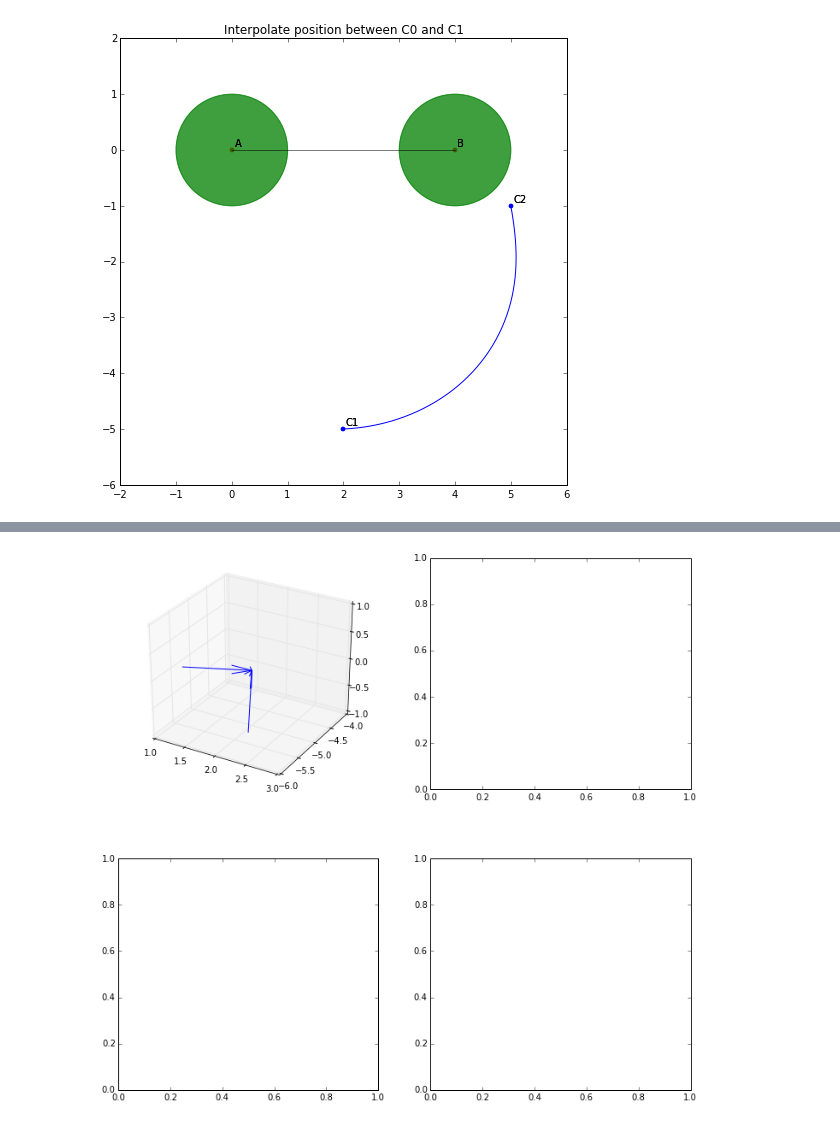
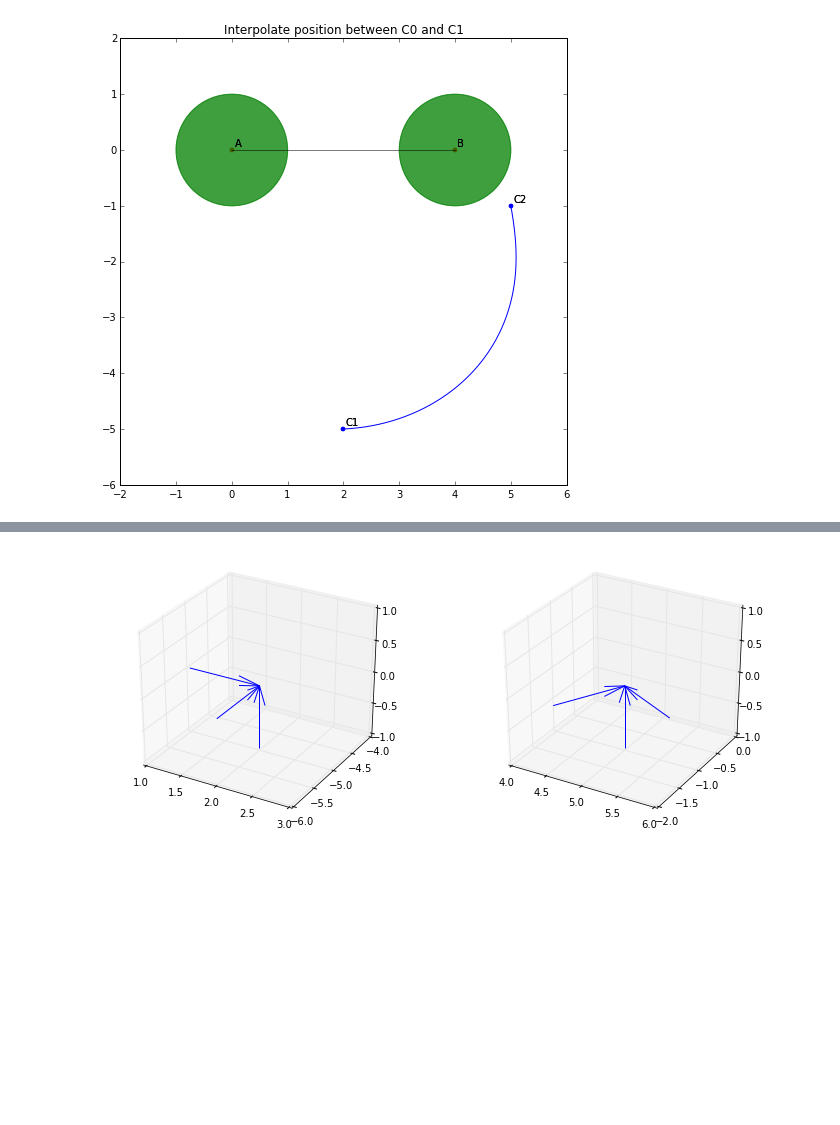
Before and after one commit to njoubert/spooky, a Jupyter notebook: experiments/ipython/10 - JE - Orientation Interpolation.ipynb, the cells around one changed output, grey strips where cells are left out. Cells and saved outputs as stored; diff of their text form; code cells hidden in the pictures; blank space fills up the shorter version.

Commit message:
progress on orientation

```diff
--- a/experiments/ipython/10 - JE - Orientation Interpolation.ipynb
+++ b/experiments/ipython/10 - JE - Orientation Interpolation.ipynb
@@ -92,56 +98,76 @@ plt.plot(sigma[:,0],sigma[:,1])
 [<matplotlib.lines.Line2D at 0x...>]
 [figure]
 # %%
-aspect = 16/9
+aspect = 16./9
 
-SA_1 = toric.Vector2(0.33, 0.5);
-SB_1 = toric.Vector2(0.66, 0.5);
-fovX_1 = toric.RadianPi(2 * np.arctan(6/5)); # geometrically calculated by hand
-fovY_1 = toric.RadianPi(fovX_1.valueRadians() / aspect);
+SA_1 = toric.Vector2(-0.33, 0)#toric.Vector2(0.33, 0.5)
+SB_1 = toric.Vector2(0.33, 0)#toric.Vector2(0.66, 0.5)
+fovX_1 = toric.RadianPi(2 * np.arctan(6./5)) # geometrically calculated by hand
+fovY_1 = toric.RadianPi(fovX_1.valueRadians() / aspect)
 
-SA_2 = toric.Vector2(0.33, 0.66);
-SB_2 = toric.Vector2(0.8, 0.33);
+print "fovX: ", fovX_1.valueRadians()
+print "fovY: ", fovY_1.valueRadians()
+
+SA_2 = toric.Vector2(-0.33, 0.33)
+SB_2 = toric.Vector2(0.4, 0)
 fovX_2 = fovX_1
 fovY_2 = fovY_1
 
-v_0 = toric.Vector3(1,0,0)
-rotation_0 = toric.Toric3_ComputeOrientationForTwoTargets(C_1, SA_1, SB_1, PA_1, PB_1, fovX_1, fovY_1)
-rotation_1 = toric.Toric3_ComputeOrientationForTwoTargets(C_2, SA_1, SB_1, PA_1, PB_1, fovX_1, fovY_1)
+rotation_1 = toric.Toric3_ComputeOrientationForTwoTargets(C_1, SA_1, SB_1, PA_1, PB_1, fovX_1, fovY_1)
+rotation_2 = toric.Toric3_ComputeOrientationForTwoTargets(C_2, SA_1, SB_1, PA_1, PB_1, fovX_1, fovY_1)
 
-matrix_0 = toric.Matrix3()
-rotation_0.ToRotationMatrix(matrix_0)
-print matrix_0.getColumn(0)
-print matrix_0.getColumn(1)
-print matrix_0.getColumn(2)
+matrix_1 = toric.Matrix3()
+rotation_1.ToRotationMatrix(matrix_1)
+print "rotation 1 axes: ", matrix_1.getColumn(0)
+print rotation_1.xAxis()
+print matrix_1.getColumn(1)
+print matrix_1.getColumn(2)
 
-print rotation_0.v()
-print quaternion_to_str(rotation_0)
+print "v: ", rotation_1.v()
+print quaternion_to_str(rotation_1)
+
+print "rotation 2 axes: "
+print rotation_2.xAxis()
+print rotation_2.yAxis()
+print rotation_2.zAxis()
+
+print "v: ", rotation_2.v()
+print quaternion_to_str(rotation_2)
 
 #
-# Graphing the rotation
+# Graphing the rotation axes
 #
+
+from mpl_toolkits.mplot3d import Axes3D
 pylab.rcParams['figure.figsize'] = 12, 16
 from matplotlib import gridspec
-from mpl_toolkits.mplot3d import Axes3D
 
 gs = gridspec.GridSpec(2, 2, width_ratios=[1,1], height_ratios=[1,1,1])
-
-soa = np.array( [[C_1.x(), C_1.y(), C_1.z(), matrix_0.getColumn(0).x(), matrix_0.getColumn(0).y(), matrix_0.getColumn(0).z()],
-                 [C_1.x(), C_1.y(), C_1.z(), matrix_0.getColumn(1).x(), matrix_0.getColumn(1).y(), matrix_0.getColumn(1).z()],
-                 [C_1.x(), C_1.y(), C_1.z(), matrix_0.getColumn(2).x(), matrix_0.getColumn(2).y(), matrix_0.getColumn(2).z()]])
-
-X,Y,Z,U,V,W = zip(*soa)
 fig = plt.figure()
 f1 = fig.add_subplot(gs[0], projection='3d')
-f2 = fig.add_subplot(gs[1])
-f3 = fig.add_subplot(gs[2])
-f4 = fig.add_subplot(gs[3])
+f2 = fig.add_subplot(gs[1], projection='3d')
 
-f1.quiver(X,Y,Z,U,V,W)
-f1.set_xlim([1,3])
-f1.set_ylim([-6,-4])
-f1.set_zlim([-1,1])
+soa_1 = np.array( [[C_1.x(), C_1.y(), C_1.z(), rotation_1.xAxis().x(), rotation_1.xAxis().y(), rotation_1.xAxis().z()],
+                   [C_1.x(), C_1.y(), C_1.z(), rotation_1.yAxis().x(), rotation_1.yAxis().y(), rotation_1.yAxis().z()],
+                   [C_1.x(), C_1.y(), C_1.z(), rotation_1.zAxis().x(), rotation_1.zAxis().y(), rotation_1.zAxis().z()]])
 
+X_1,Y_1,Z_1,U_1,V_1,W_1 = zip(*soa_1)
+f1.quiver(X_1,Y_1,Z_1,U_1,V_1,W_1)
+
+f1.set_xlim([C_1.x()-1,C_1.x()+1])
+f1.set_ylim([C_1.y()-1,C_1.y()+1])
+f1.set_zlim([C_1.z()-1,C_1.z()+1])
+
+soa_2 = np.array( [[C_2.x(), C_2.y(), C_2.z(), rotation_2.xAxis().x(), rotation_2.xAxis().y(), rotation_2.xAxis().z()],
+                   [C_2.x(), C_2.y(), C_2.z(), rotation_2.yAxis().x(), rotation_2.yAxis().y(), rotation_2.yAxis().z()],
+                   [C_2.x(), C_2.y(), C_2.z(), rotation_2.zAxis().x(), rotation_2.zAxis().y(), rotation_2.zAxis().z()]])
+
+X_2,Y_2,Z_2,U_2,V_2,W_2 = zip(*soa_2)
+f2.quiver(X_2,Y_2,Z_2,U_2,V_2,W_2)
+
+f2.set_xlim([C_2.x()-1,C_2.x()+1])
+f2.set_ylim([C_2.y()-1,C_2.y()+1])
+f2.set_zlim([C_2.z()-1,C_2.z()+1])
 
 plt.show()
 # %% [output]
@@ -153 +188 @@ plt.show()
-[figure, old version]
+[figure, new version]
```
Also changed, not shown: parts of 4 cells of this notebook.
